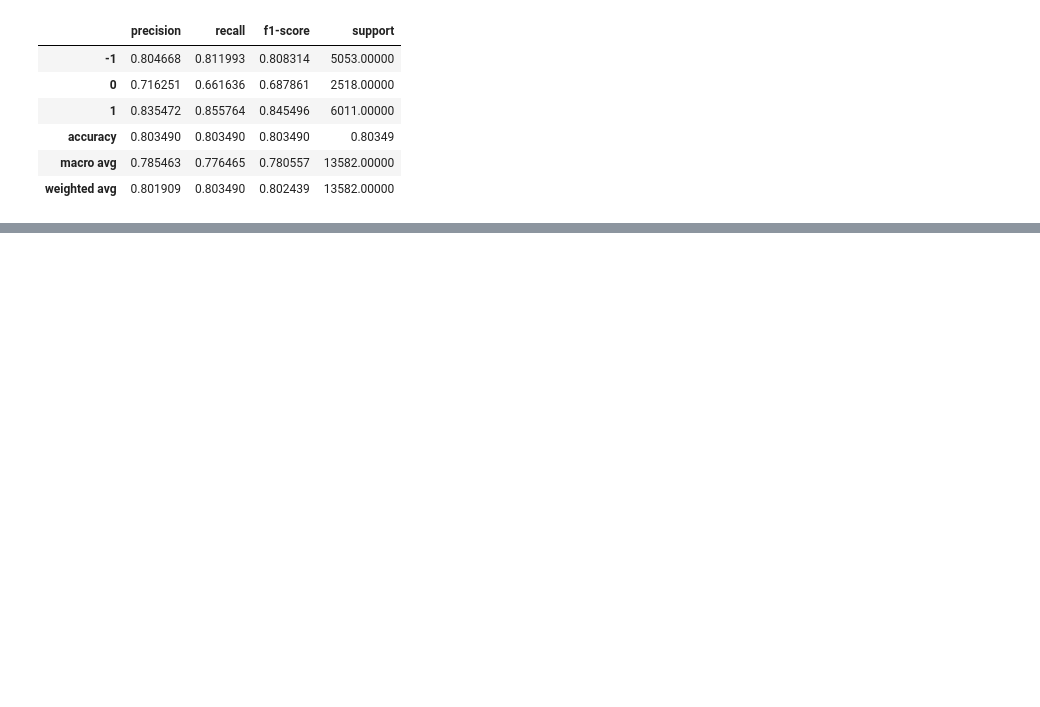
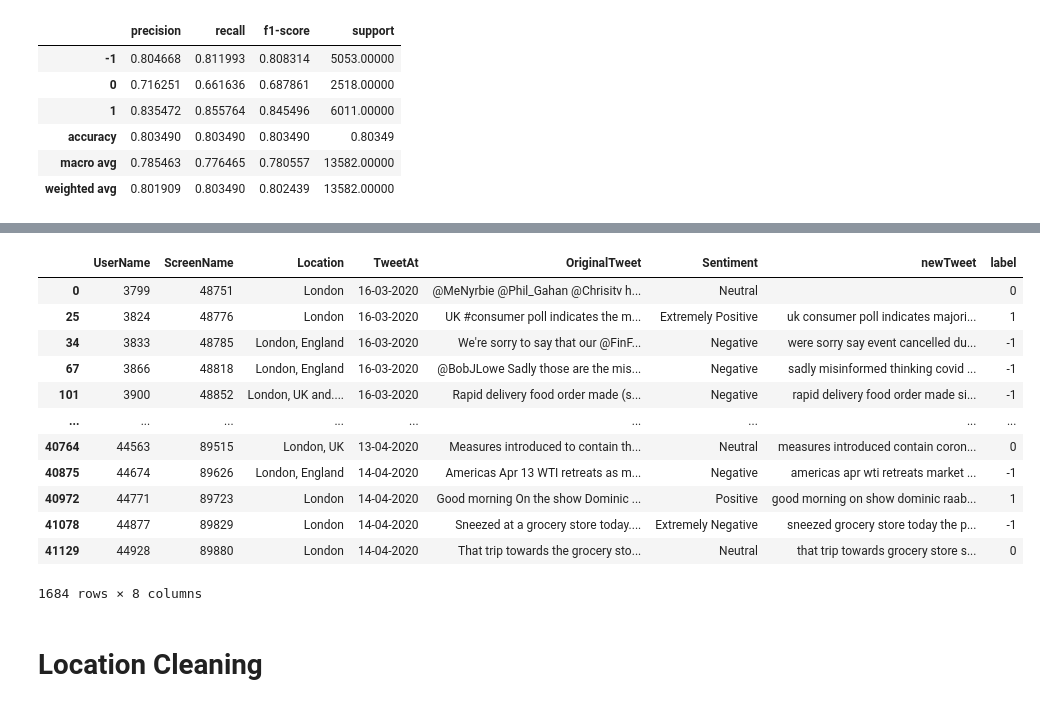
Before and after one commit to cpud/kaggle, a Jupyter notebook: covid/corona_tweets_v2.ipynb, the cells around one changed output, grey strips where cells are left out. Saved outputs shown, nothing was run; the diff lists cells and outputs as text; code cells hidden in the pictures; blank space fills up the shorter version.

```diff
--- a/covid/corona_tweets_v2.ipynb
+++ b/covid/corona_tweets_v2.ipynb
@@ -360,0 +356,18 @@ sns.barplot(x = 'method', y = 'accuracy', data = tfidf_acc_df, palette = 'icefir
+# %%
+df[df['Location'].str.contains('London')]
+# %% [output]
+|  | UserName | ScreenName | Location | TweetAt | OriginalTweet | Sentiment | newTweet | label |
+| 0 | 3799 | 48751 | London | 16-03-2020 | @MeNyrbie @Phil_Gahan @Chrisitv h... | Neutral |  | 0 |
+| 25 | 3824 | 48776 | London | 16-03-2020 | UK #consumer poll indicates the m... | Extremely Positive | uk consumer poll indicates majori... | 1 |
+| 34 | 3833 | 48785 | London, England | 16-03-2020 | We're sorry to say that our @FinF... | Negative | were sorry say event cancelled du... | -1 |
+| 67 | 3866 | 48818 | London, England | 16-03-2020 | @BobJLowe Sadly those are the mis... | Negative | sadly misinformed thinking covid ... | -1 |
+| 101 | 3900 | 48852 | London, UK and.... | 16-03-2020 | Rapid delivery food order made (s... | Negative | rapid delivery food order made si... | -1 |
+| ... | ... | ... | ... | ... | ... | ... | ... | ... |
+| 40764 | 44563 | 89515 | London, UK | 13-04-2020 | Measures introduced to contain th... | Neutral | measures introduced contain coron... | 0 |
+| 40875 | 44674 | 89626 | London, England | 14-04-2020 | Americas Apr 13 WTI retreats as m... | Negative | americas apr wti retreats market ... | -1 |
+| 40972 | 44771 | 89723 | London | 14-04-2020 | Good morning On the show Dominic ... | Positive | good morning on show dominic raab... | 1 |
+| 41078 | 44877 | 89829 | London | 14-04-2020 | Sneezed at a grocery store today.... | Extremely Negative | sneezed grocery store today the p... | -1 |
+| 41129 | 44928 | 89880 | London | 14-04-2020 | That trip towards the grocery sto... | Neutral | that trip towards grocery store s... | 0 |
+1684 rows × 8 columns
+# %% [markdown]
+# Location Cleaning
```
Also changed, not shown: parts of 16 cells of this notebook.
